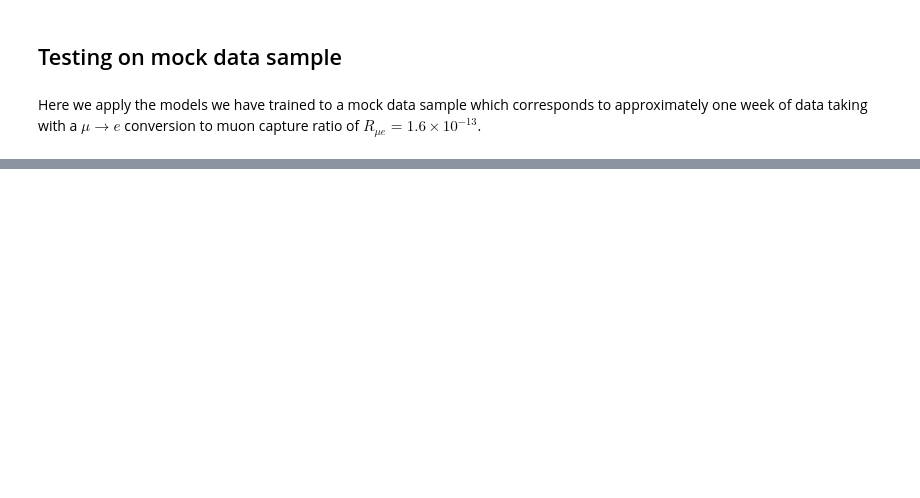
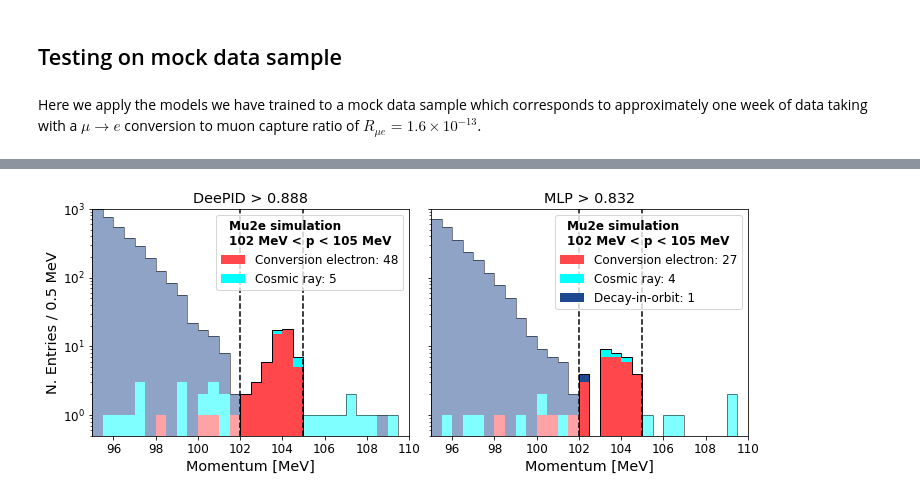
Before and after one commit to soleti/DeePID, a Jupyter notebook: DeePID.ipynb, the cells around one changed output, grey strips where cells are left out. Saved outputs shown, nothing was run; the diff lists cells and outputs as text; code cells hidden in the pictures; blank space fills up the shorter version.

```diff
--- a/DeePID.ipynb
+++ b/DeePID.ipynb
@@ -309,32 +335,34 @@ fig.savefig("scores.pdf")
 # %%
-deepid_cut = 0.9
-global_cut = 0.9
+deepid_cut = 0.888
+global_cut = 0.832
 
 fig, ax = plt.subplots(1, 2, constrained_layout=True, figsize=(10,4), sharey=True, sharex=True)
 my_plotter.plot_variable(ax[0],
                          "mom",
                          title="Momentum [MeV]",
                          cat_var="gen",
                          query=f"mom>0&deepid>{deepid_cut}",
                          x_range=(95,110),
                          plot_range=(102,105),
                          bins=30)
 ax[0].set_title(f"DeePID > {deepid_cut}")
 
 my_plotter.plot_variable(ax[1],
                          "mom",
                          title="Momentum [MeV]",
                          cat_var="gen",
                          query=f"mom>0&global_nn>{global_cut}",
                          x_range=(95,110),
                          plot_range=(102,105),
                          bins=30)
 
 ax[1].set_ylabel("")
 ax[1].set_ylim(0.5, 1e3)
 ax[0].set_yscale('log')
 ax[1].set_title(f"MLP > {global_cut}")
 fig.savefig("run7.pdf")
+# %% [output]
+[figure, added]
 # %%
 muon_savedout = df_full.query('gen==38')['trkpid']
 electron_savedout = df_full.query('gen==2')['trkpid']
```
Also changed, not shown: parts of 10 cells of this notebook.
